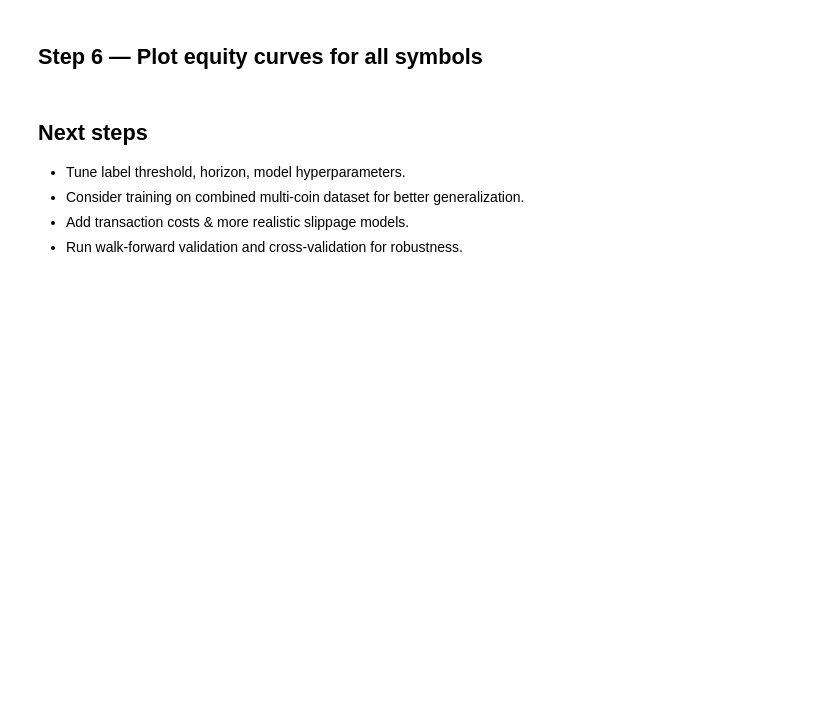
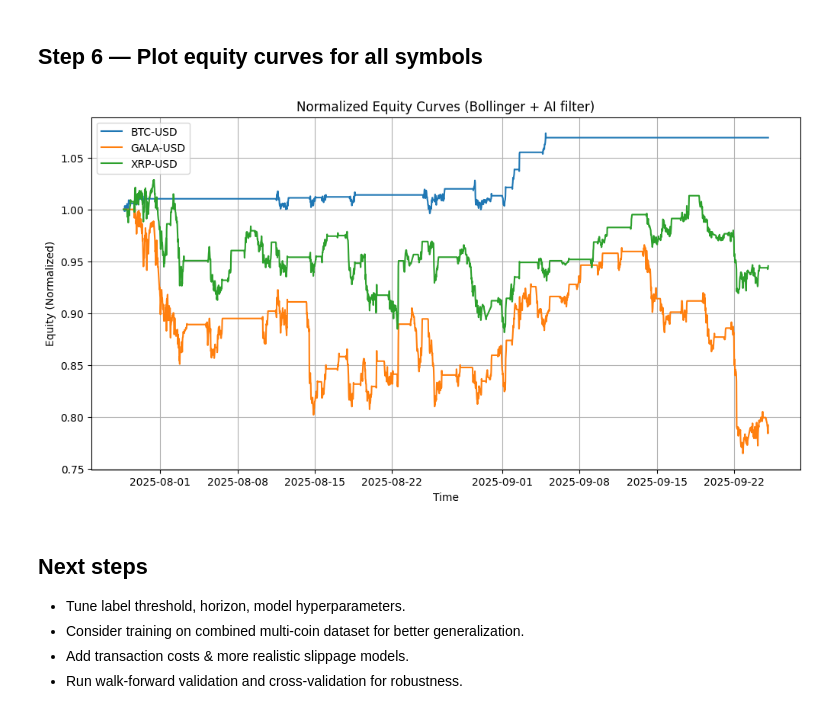
Before and after one commit to ahsan520/crypto-ai-bot, a Jupyter notebook: crypto_ai_backtest_multi.ipynb, the cells around one changed output. Drawn from its saved outputs; the diff is of its cells as text; code cells hidden in the pictures; blank space fills up the shorter version.

```diff
--- a/crypto_ai_backtest_multi.ipynb
+++ b/crypto_ai_backtest_multi.ipynb
@@ -125,13 +130,18 @@ Label definition: a future horizon of 3 bars (~90 minutes). Label = 1 if future
 # %%
 horizon = 3
 label_threshold = 0.002
+
 labeled = {}
 
-for sym, df in features.items():
-    df2 = df.copy()
-    df2['future_return'] = df2['Close'].shift(-horizon) / df2['Close'] - 1
-    df2 = df2.dropna()
-    df2['label'] = (df2['future_return'] > label_threshold).astype(int)
-    labeled[sym] = df2
+for sym, df in price_data.items():
+    print(f'Preparing data for {sym}...')
+
+    df_feat = build_features(df)
+    df_feat['future_return'] = df_feat['Close'].shift(-horizon) / df_feat['Close'] - 1
+    df_feat = df_feat.dropna()
+    df_feat['label'] = (df_feat['future_return'] > label_threshold).astype(int)
+
+    labeled[sym] = df_feat
+
     print(sym, 'label distribution:')
-    print(df2['label'].value_counts(normalize=True).to_string())
+    print(df_feat['label'].value_counts(normalize=True).to_string())
@@ -187,18 +371,21 @@ for sym in symbols:
 # %% [markdown]
 ## Step 6 — Plot equity curves for all symbols
 # %%
+import matplotlib.pyplot as plt
+
 plt.figure(figsize=(12,6))
 for sym, pf in results.items():
-    (pf.value() / pf.value().iloc[0]).vbt.plot(label=sym)
+    norm_eq_curve = pf.value() / pf.value().iloc[0]
+    plt.plot(norm_eq_curve, label=sym)
+
 plt.title('Normalized Equity Curves (Bollinger + AI filter)')
+plt.xlabel('Time')
+plt.ylabel('Equity (Normalized)')
 plt.legend()
+plt.grid(True)
 plt.show()
-
-# Also show individual detailed plots if desired
-for sym, pf in results.items():
-    print('\nDetailed plot for', sym)
-    display(pf.stats())
-    pf.plot().show()
+# %% [output]
+[figure, added]
 # %% [markdown]
 ## Next steps
 
```
Also changed, not shown: parts of 7 cells of this notebook.
